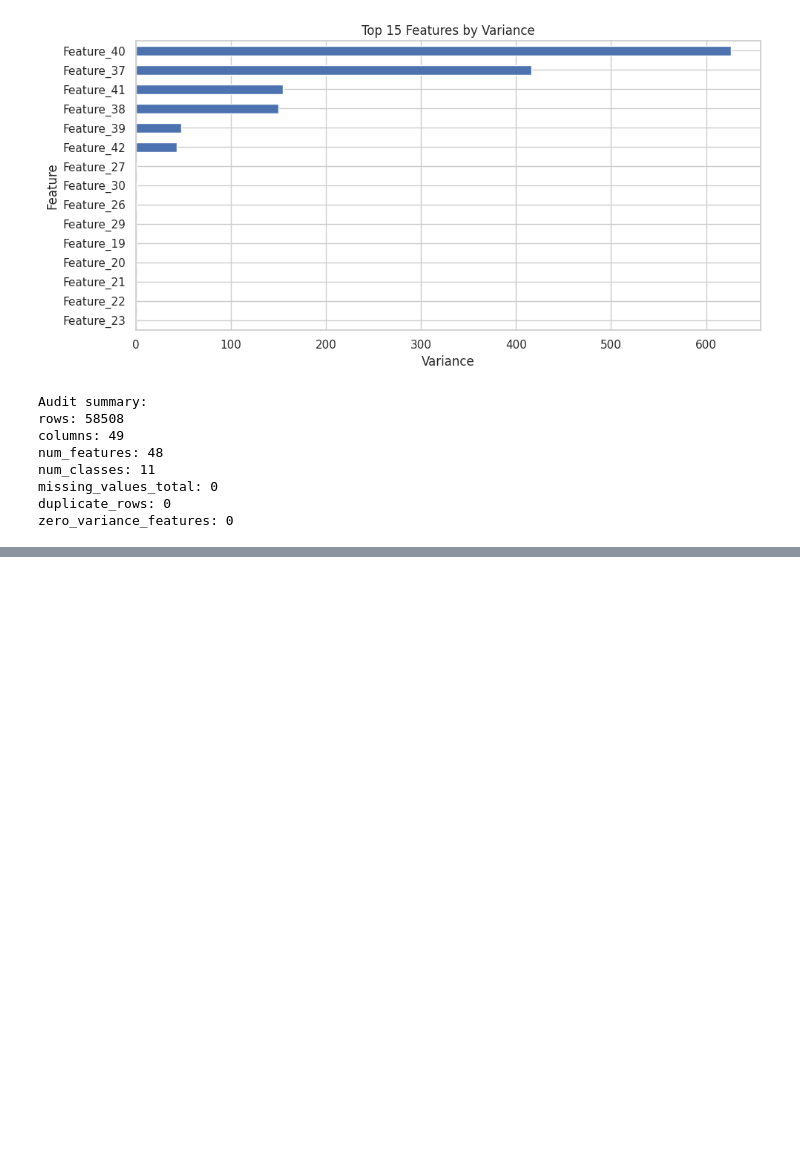
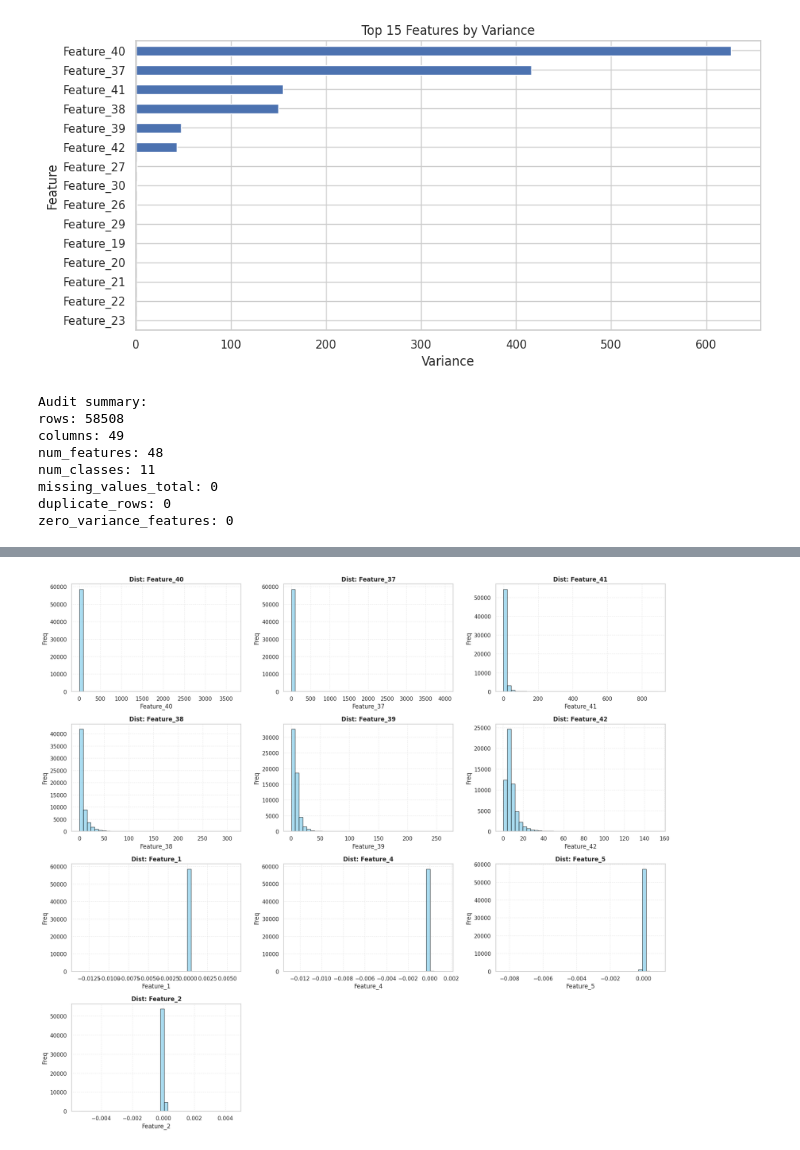
Before and after one commit to harshpre5/Artificial_Neural_Networks_14444188_HS_6009CMD, a Jupyter notebook: 14444188_ANN_PART_A.ipynb, the cells around one changed output, grey strips where cells are left out. Saved outputs shown, nothing was run; the diff lists cells and outputs as text; code cells hidden in the pictures; blank space fills up the shorter version.

```diff
--- a/14444188_ANN_PART_A.ipynb
+++ b/14444188_ANN_PART_A.ipynb
@@ -288,0 +293,16 @@ zero_variance_features: 0
+# %%
+# 1. Selection logic
+# Identifying the 6 features with most movement and 4 with the least for contrast.
+feature_cols = [f"Feature_{i}" for i in range(1, 49)]
+top_var_features = variance_series.head(6).index.tolist()
+low_var_features = variance_series.tail(4).index.tolist()
+selected_features = top_var_features + low_var_features
+
+print("Top variance features used:", top_var_features)
+print("Low variance features used for contrast:", low_var_features)
+
+# 2. Skewness summary for all features
+# High skewness (>1 or <-1) indicates data that isn't bell-shaped (normal).
+skewness_df = df[feature_cols].skew().sort_values(ascending=False).to_frame("Skewness")
+print("\nTop 10 most positively skewed features:")
+display(skewness_df.head(10))
@@ -288,0 +325,26 @@ zero_variance_features: 0
+# %%
+import math
+
+# 3. Histograms for Selected Features (Grid Layout)
+# Visualizing the raw frequency distribution of our 10 selected features.
+n_cols = 3
+n_rows = math.ceil(len(selected_features) / n_cols)
+
+fig, axes = plt.subplots(n_rows, n_cols, figsize=(18, n_rows * 4))
+axes = axes.flatten()
+
+for i, col in enumerate(selected_features):
+    axes[i].hist(df[col], bins=40, color='skyblue', edgecolor='black', alpha=0.7)
+    axes[i].set_title(f"Dist: {col}", fontsize=12, fontweight='bold')
+    axes[i].set_xlabel(col)
+    axes[i].set_ylabel("Freq")
+    axes[i].grid(True, linestyle=':', alpha=0.6)
+
+# Removing empty subplots in the grid
+for j in range(i + 1, len(axes)):
+    fig.delaxes(axes[j])
+
+plt.tight_layout()
+plt.show()
+# %% [output]
+[figure, added]
```
Also changed, not shown: parts of 9 cells of this notebook.
